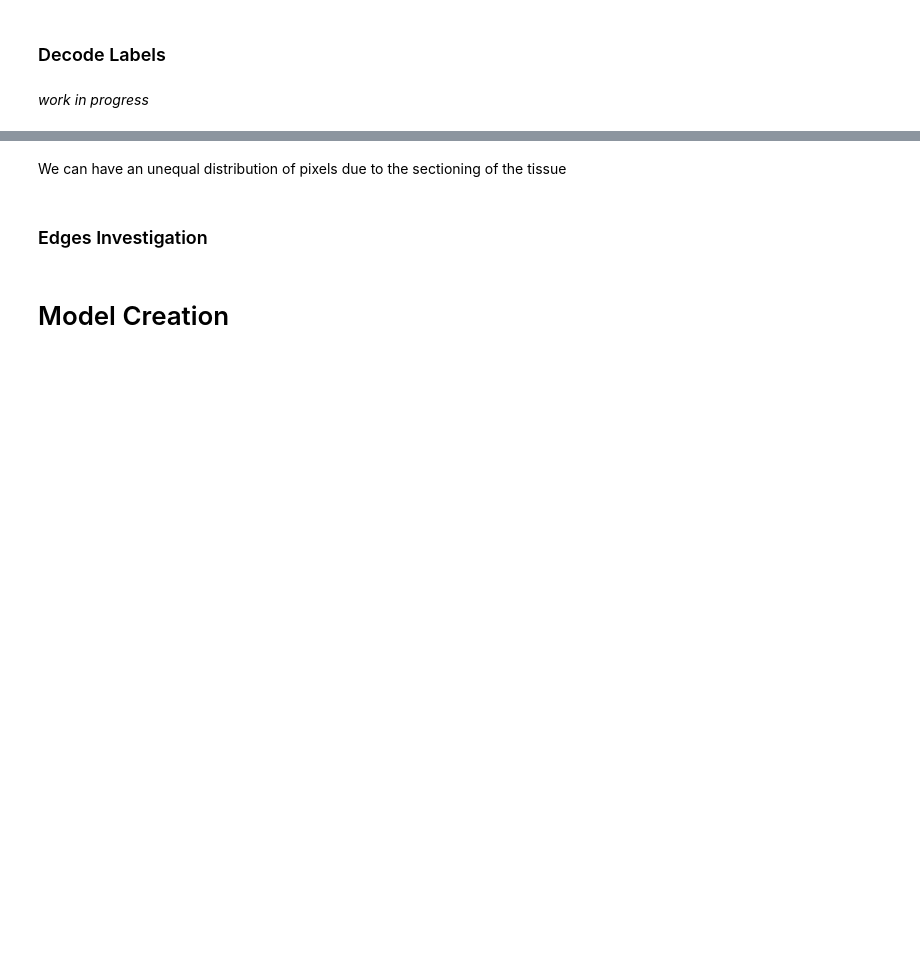
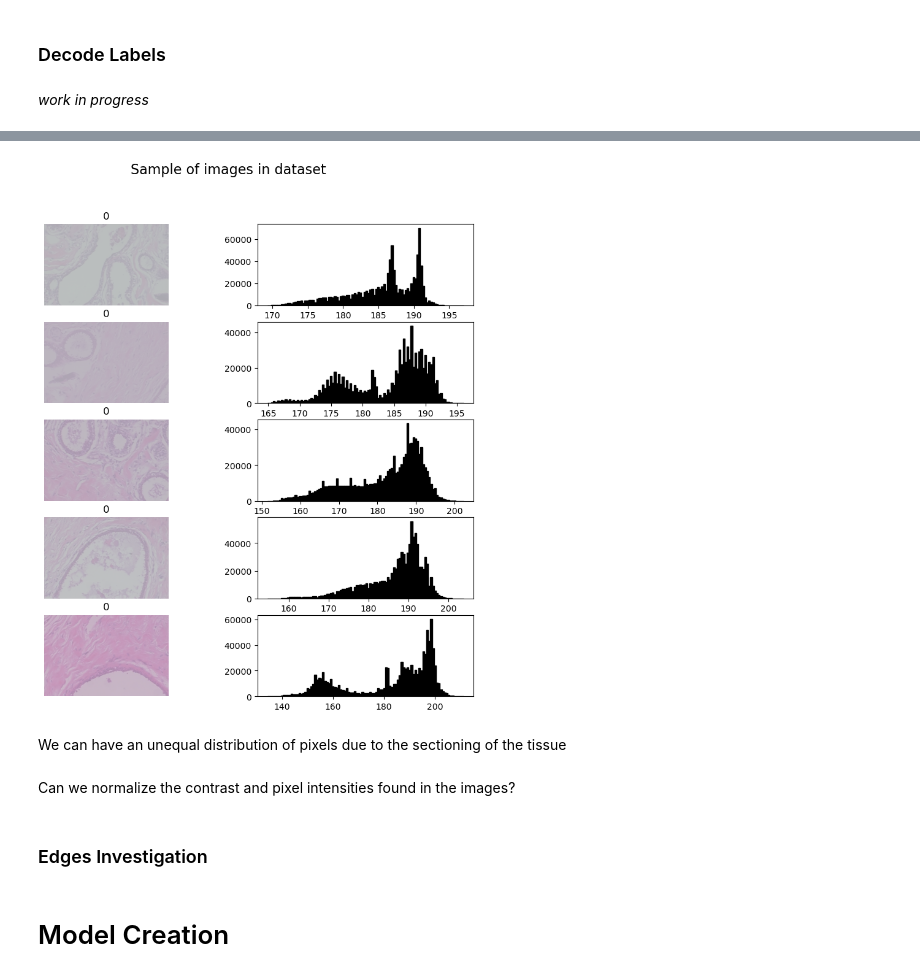
Before and after one commit to leen01/breast-tumor-classification, a Jupyter notebook: notebooks/Nick_Lee_Baseline_Models.ipynb, the cells around one changed output, grey strips where cells are left out. Cells and saved outputs as stored; diff of their text form; code cells hidden in the pictures; blank space fills up the shorter version.

```diff
--- a/notebooks/Nick_Lee_Baseline_Models.ipynb
+++ b/notebooks/Nick_Lee_Baseline_Models.ipynb
@@ -276,6 +271,6 @@ def augment_sharpen(image, label):
 def augment_contrast(image, label):
     """ Adjust contrast of image """
 
-    image = tf.image.random_contrast(image, lower=0.1, upper=0.2)
+    image = tf.image.random_contrast(image, lower=0.1, upper=0.5)
 
     return image, label
@@ -478,5 +467,17 @@ plot_images_with_histogram(images, nrows = len(images))
+# %%
+# Contrast
+ds_temp = ds.map(read_image).map(augment_contrast)
+images_contrast = create_image_set(ds_temp, 5)
+
+## create general view of images
+# plot_images(images_contrast, nrows = len(images_contrast))
+plot_images_with_histogram(images_contrast, nrows = len(images_contrast))
+# %% [output]
+[figure, added]
 # %% [markdown]
 We can have an unequal distribution of pixels due to the sectioning of the tissue
+# %% [markdown]
+Can we normalize the contrast and pixel intensities found in the images?
 # %% [markdown]
 ### Edges Investigation
 # %%
```
Also changed, not shown: parts of 45 cells of this notebook.
